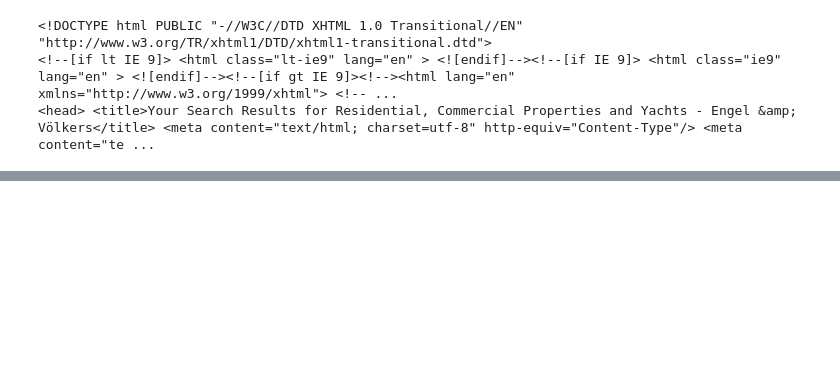
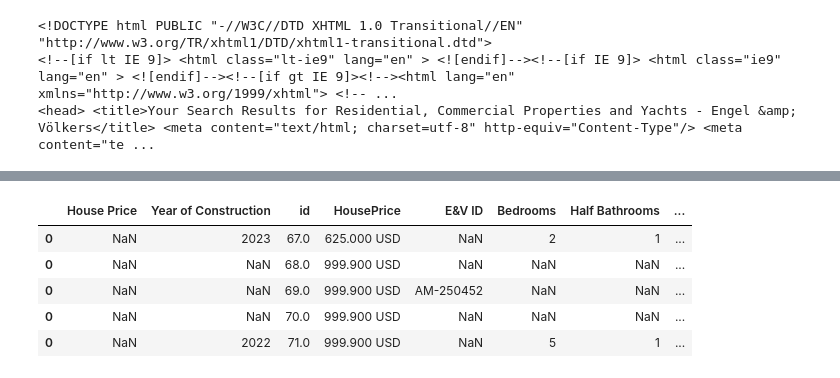
Before and after one commit to necmettinalver/Advanced-Price-Forecast, a Jupyter notebook: homePrice.ipynb, the cells around one changed output, grey strips where cells are left out. Drawn from its saved outputs; the diff is of its cells as text; code cells hidden in the pictures; blank space fills up the shorter version.

Commit message:
Index error fixed

```diff
--- a/homePrice.ipynb
+++ b/homePrice.ipynb
@@ -15,3 +9,11 @@ req_us = requests.get("https://www.engelvoelkers.com/en/search/?q=&startIndex=18
+# %%
+
+#! listelerin devam adresleri benzer değil diye 2. den değil 3.den başlıycazr
+#? eq_us = requests.get("https://www.engelvoelkers.com/en/search/?q=&startIndex=18&businessArea=&sortOrder=DESC&sortField=newestProfileCreationTimestamp&pageSize=18&facets=cntry%3Aunited_states%3Bobjcttyp%3Ahouse%3Btyp%3Abuy%3B")
+
+req_us = requests.get("https://www.engelvoelkers.com/en/search/?q=&startIndex=34&businessArea=residential&sortOrder=DESC&sortField=newestProfileCreationTimestamp&pageSize=18&facets=bsnssr%3Aresidential%3Bcntry%3Aunited_states%3Bobjcttyp%3Ahouse%3Btyp%3Abuy%3B")
+#next_req_us = requests.get("https://www.engelvoelkers.com/en/search/?q=&startIndex=52&businessArea=residential&sortOrder=DESC&sortField=newestProfileCreationTimestamp&pageSize=18&facets=bsnssr%3Aresidential%3Bcntry%3Aunited_states%3Bobjcttyp%3Ahouse%3Btyp%3Abuy%3B")
+#next_req_us = requests.get("https://www.engelvoelkers.com/en/search/?q=&startIndex=70&businessArea=residential&sortOrder=DESC&sortField=newestProfileCreationTimestamp&pageSize=18&facets=bsnssr%3Aresidential%3Bcntry%3Aunited_states%3Bobjcttyp%3Ahouse%3Btyp%3Abuy%3B")
 # %%
 req_tr = requests.get('https://www.hepsiemlak.com/konya-satilik/daire')
 # %%
@@ -137,0 +149,35 @@ Total surface approx.  =  178.56 m²
+# %%
+from time import monotonic
+data = {'House Price'  :   ['499.000 USD'],
+        'Year of Construction'  :  ['1990']}
+df =pd.DataFrame(data)
+print(df)
+i=0
+for home in homes_us:
+    link = home.a.get("href")
+    print(link)
+
+    info = requests.get(link)
+    info_soup = BeautifulSoup(info.content,'lxml')
+    detail = info_soup.find('div',attrs={'class':'ev-exposee-detail'})
+
+    top_money = detail.find('div', attrs={'class':'ev-key-facts'})
+    top_money = top_money.find('div', attrs={'class':'show-tablet'})
+    money = top_money.find('div', attrs={'class','ev-key-fact-value'}).text
+    print('House price = ',money)
+
+    home_features = detail.find_all('ul',attrs={'class':'ev-exposee-detail-facts'})
+    for home_feature in home_features:
+        features = home_feature.find_all('li', attrs={'class':'ev-exposee-detail-fact'})
+        feature_dict = {'id':[i]}
+        feature_dict["HousePrice"]=money
+        for feature in features:
+            key = feature.find('label', attrs={'class','ev-exposee-detail-fact-key'}).text
+            value = feature.find('span', attrs={'class':'ev-exposee-detail-fact-value'}).text
+            print(key,' = ',value)
+
+            feature_dict[key]=value
+
+        df_features = pd.DataFrame.from_dict(feature_dict)
+        df = pd.concat([df ,df_features])
+        i+=1
@@ -137,0 +202,9 @@ Total surface approx.  =  178.56 m²
+# %%
+df.tail()
+# %% [output]
+|  | House Price | Year of Construction | id | HousePrice | E&V ID | Bedrooms | Half Bathrooms | ... |
+| 0 | NaN | 2023 | 67.0 | 625.000 USD | NaN | 2 | 1 | ... |
+| 0 | NaN | NaN | 68.0 | 999.900 USD | NaN | NaN | NaN | ... |
+| 0 | NaN | NaN | 69.0 | 999.900 USD | AM-250452 | NaN | NaN | ... |
+| 0 | NaN | NaN | 70.0 | 999.900 USD | NaN | NaN | NaN | ... |
+| 0 | NaN | 2022 | 71.0 | 999.900 USD | NaN | 5 | 1 | ... |
```
Also changed, not shown: parts of 12 cells of this notebook.
